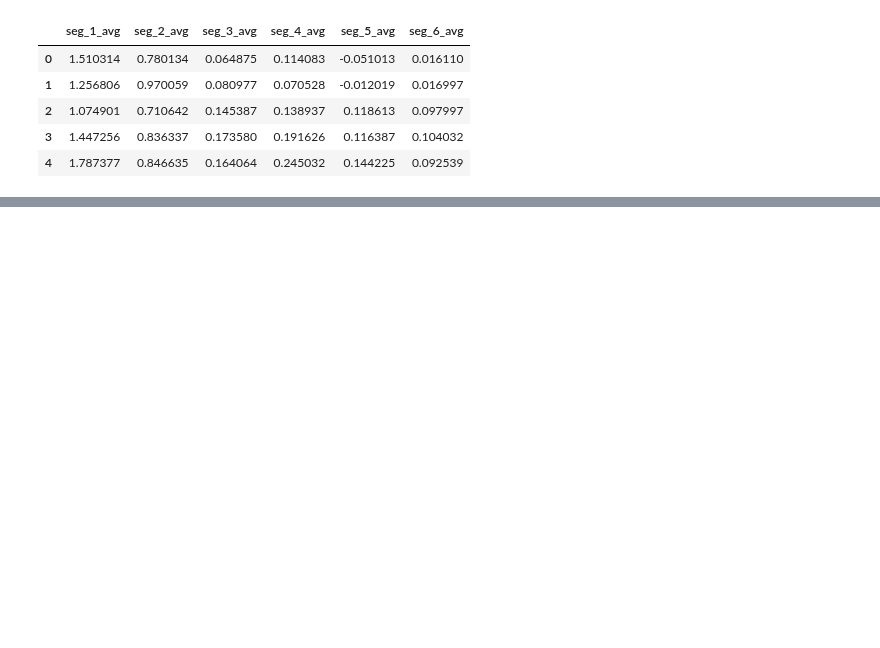
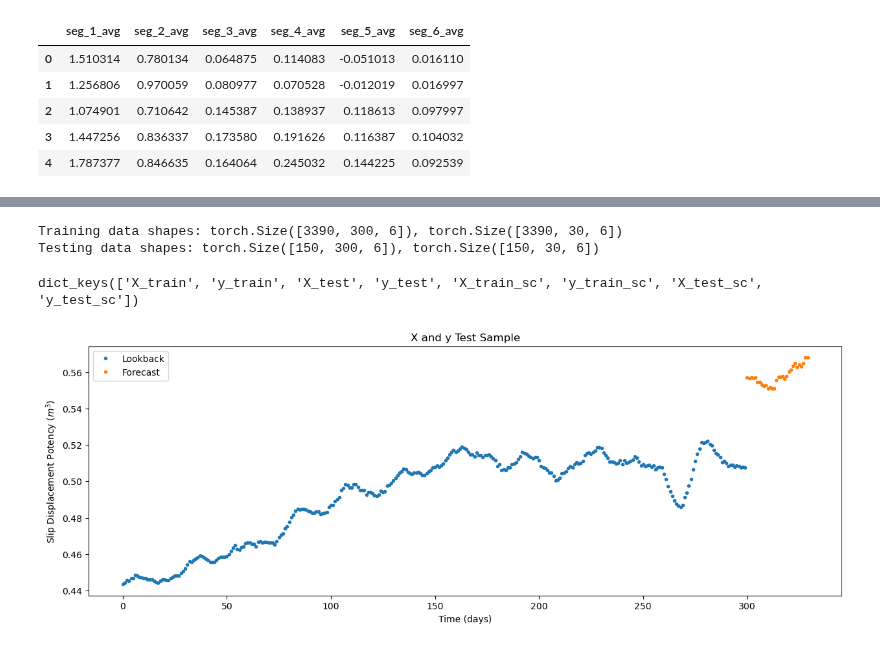
Before and after one commit to ai4er-cdt/earthquake-predictability, a Jupyter notebook: notebooks/PN341 006 - Conv2D LSTM - Cascadia.ipynb, the cells around one changed output, grey strips where cells are left out. Saved outputs shown, nothing was run; the diff lists cells and outputs as text; code cells hidden in the pictures; blank space fills up the shorter version.

```diff
--- a/notebooks/PN341 006 - Conv2D LSTM - Cascadia.ipynb
+++ b/notebooks/PN341 006 - Conv2D LSTM - Cascadia.ipynb
@@ -59,46 +103,35 @@ using device: cuda
+# %%
+X_train, y_train, X_test, y_test = split_train_test_forecast_windows(
+    X, y, FORECAST, N_FORECAST_WINDOWS
+)
+
+print(f"Training data shapes: {X_train.shape}, {y_train.shape}")
+print(f"Testing data shapes: {X_test.shape}, {y_test.shape}")
+# %% [output]
+Training data shapes: torch.Size([3390, 300, 6]), torch.Size([3390, 30, 6])
+Testing data shapes: torch.Size([150, 300, 6]), torch.Size([150, 30, 6])
 # %%
-scaler_X = MinMaxScaler()
-scaler_y = MinMaxScaler()
-
-test_size = windows * forecast
-excess = X[:-test_size].shape[0] - forecast * (
-    X[:-test_size].shape[0] // forecast
+data_dict, scaler_X, scaler_y = normalise_dataset(
+    X_train, y_train, X_test, y_test
 )
-
-X_test, y_test = X[-test_size:], y[-test_size:]
-X_train, y_train = X[excess:-test_size], y[excess:-test_size]
-
-X_train_shape, X_test_shape, y_train_shape, y_test_shape = (
-    X_train.shape,
-    X_test.shape,
-    y_train.shape,
-    y_test.shape,
-)
-
-X_train_sc, X_test_sc = scaler_X.fit_transform(
-    X_train.reshape(-1, 1)
-), scaler_X.transform(X_test.reshape(-1, 1))
-y_train_sc, y_test_sc = scaler_y.fit_transform(
-    y_train.reshape(-1, 1)
-), scaler_y.transform(y_test.reshape(-1, 1))
-
-y_train = torch.Tensor(y_train)
-y_test = torch.Tensor(y_test)
-
-X_train_sc = (
-    torch.from_numpy(X_train_sc.reshape(*X_train_shape)).float().to(device)
-)
-y_train_sc = (
-    torch.from_numpy(y_train_sc.reshape(*y_train_shape)).float().to(device)
-)
-X_test_sc = (
-    torch.from_numpy(X_test_sc.reshape(*X_test_shape)).float().to(device)
-)
-y_test_sc = (
-    torch.from_numpy(y_test_sc.reshape(*y_test_shape)).float().to(device)
-)
-
-loader = data.DataLoader(
-    data.TensorDataset(X_train_sc, y_train_sc), shuffle=True, batch_size=64
-)
+data_dict.keys()
+# %% [output]
+dict_keys(['X_train', 'y_train', 'X_test', 'y_test', 'X_train_sc', 'y_train_sc', 'X_test_sc', 'y_test_sc'])
+# %%
+plt.figure(figsize=(15, 5))
+plt.plot(data_dict["X_test_sc"][10, :, 2], ".", label="Lookback")
+plt.plot(
+    np.arange(LOOKBACK, LOOKBACK + FORECAST),
+    data_dict["y_test_sc"][10, :, 2],
+    ".",
+    label="Forecast",
+)
+
+plt.title("X and y Test Sample")
+plt.xlabel("Time (days)")
+plt.ylabel("Slip Displacement Potency ($m^3$)")
+plt.legend()
+plt.show()
+# %% [output]
+[figure, added]
 # %%
```
Also changed, not shown: parts of 22 cells of this notebook, 4 other files.
